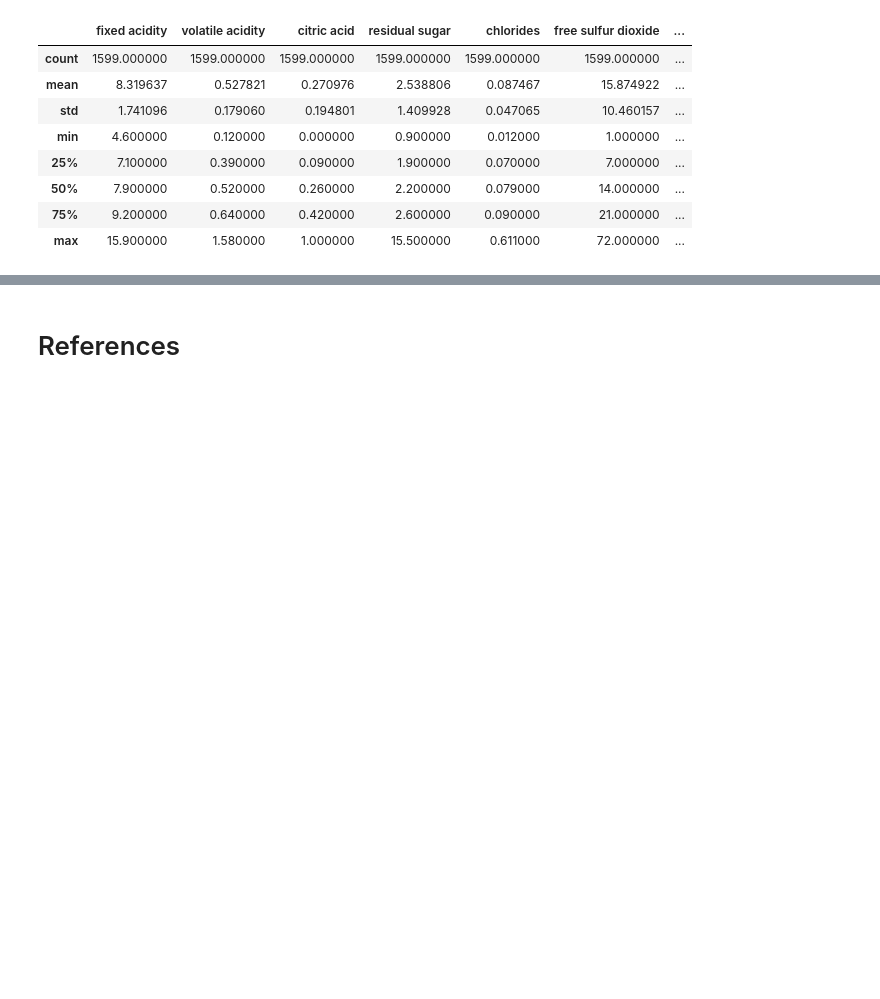
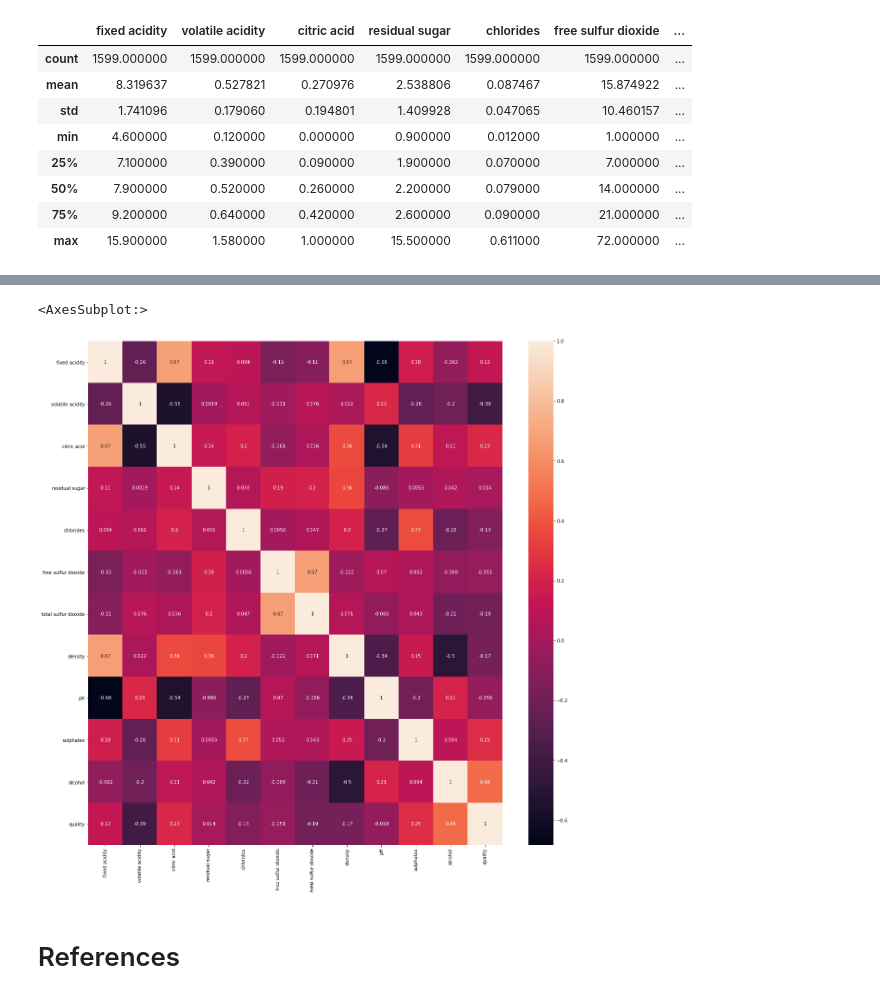
Before and after one commit to bensontjohn/ML-and-Statistics-assessment, a Jupyter notebook: scikit-learn.ipynb, the cells around one changed output, grey strips where cells are left out. Drawn from its saved outputs; the diff is of its cells as text; code cells hidden in the pictures; blank space fills up the shorter version.

```diff
--- a/scikit-learn.ipynb
+++ b/scikit-learn.ipynb
@@ -227,3 +255,9 @@ df_wine.describe()
+# %%
+plt.figure(figsize=(20,20))
+sns.heatmap(df_wine.corr(),annot=True)
+# %% [output]
+<AxesSubplot:>
+[figure, added]
 # %% [markdown]
 # References
 # %% [markdown]
```
Also changed, not shown: parts of 6 cells of this notebook.
